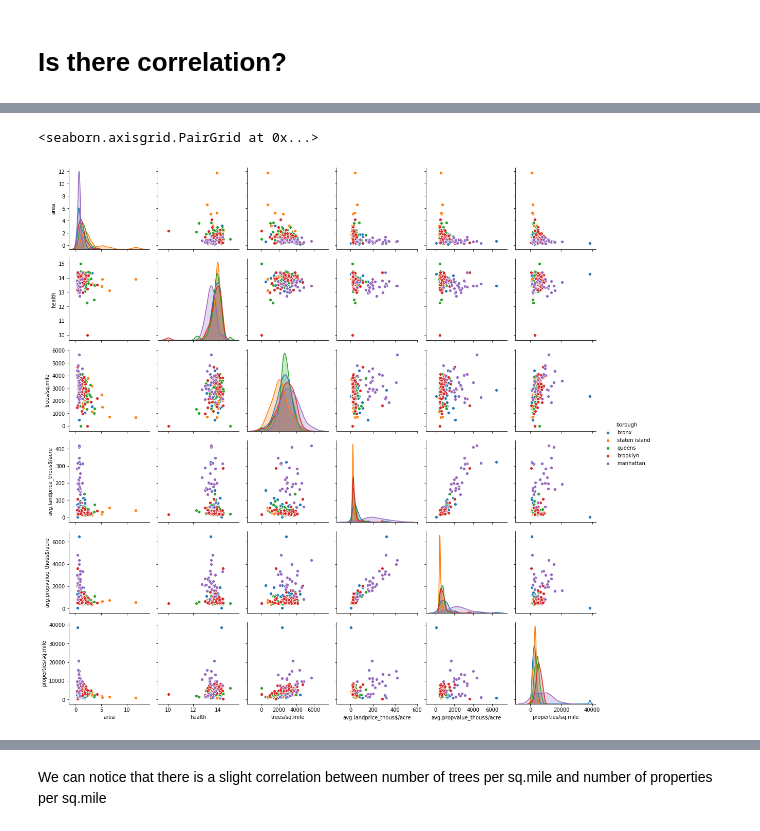
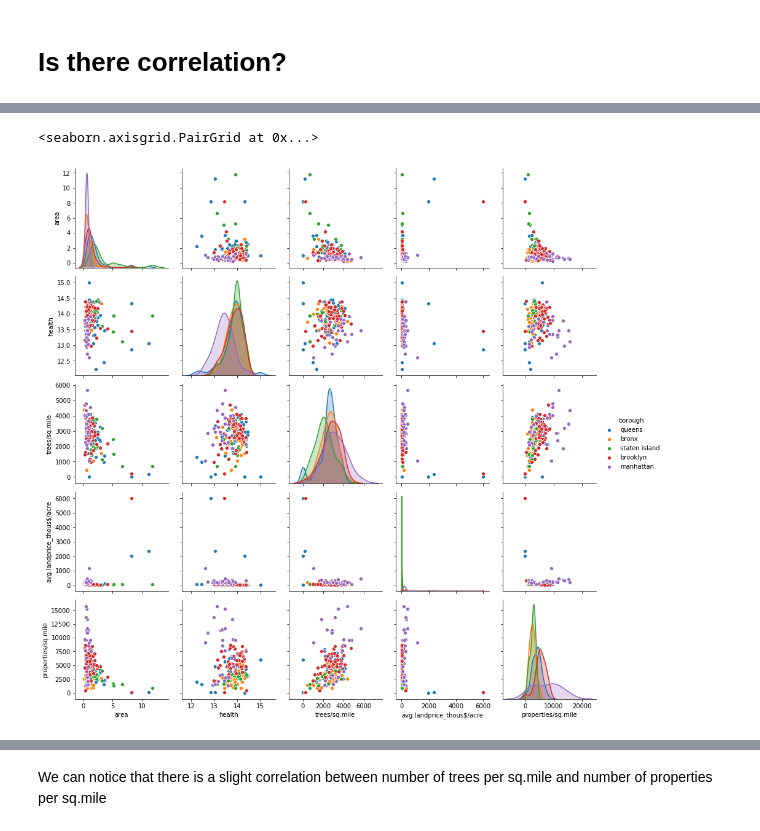
Before and after one commit to MarinaOrzechowski/NYC_Trees_Properties, a Jupyter notebook: DataAnalysis.ipynb, the cells around one changed output, grey strips where cells are left out. Cells and saved outputs as stored; diff of their text form; code cells hidden in the pictures.

Commit message:
added outliers

```diff
--- a/DataAnalysis.ipynb
+++ b/DataAnalysis.ipynb
@@ -313,5 +389,9 @@ sns.lmplot(x='trees/sq.mile', y='avg.landprice_thous$/acre', data=df_without_out
+# %%
+dfB = pd.read_csv('data\MergedTreesPropertiesDataBoro.csv')
+dfN = pd.read_csv('data\MergedTreesPropertiesDataNoOutliers.csv')
+dfN.drop(columns={'Unnamed: 0', 'avg.propvalue_thous$/acre'}, inplace=True)
 # %%
-sns.pairplot(df_without_outliers, hue = 'borough')
+sns.pairplot(dfN, hue = 'borough')
 # %% [output]
 <seaborn.axisgrid.PairGrid at 0x...>
-[figure, old version]
+[figure, new version]
```
Also changed, not shown: parts of 44 cells of this notebook, 21 other files.
